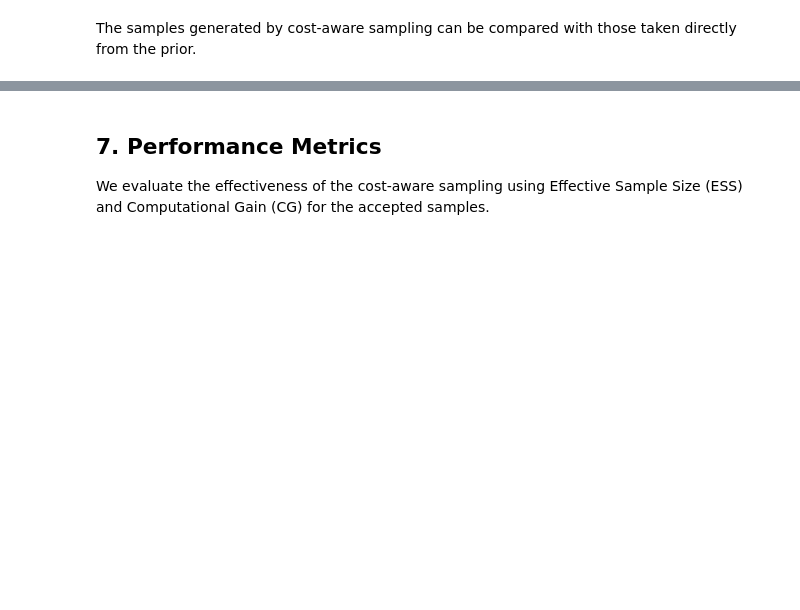
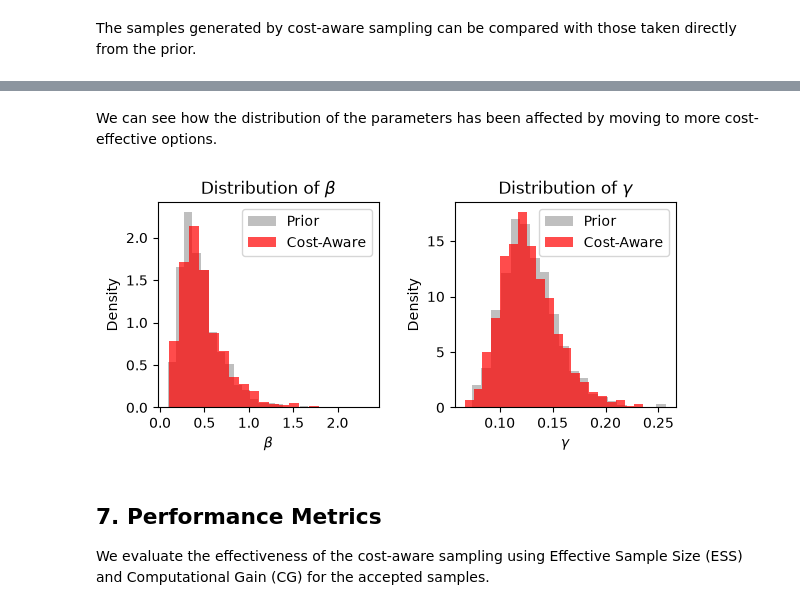
Before and after one commit to julia-sand/bayesflow, a Jupyter notebook: examples/Cost_Aware_Sampling.ipynb, the cells around one changed output, grey strips where cells are left out. Cells and saved outputs as stored; diff of their text form; code cells hidden in the pictures; blank space fills up the shorter version.

```diff
--- a/examples/Cost_Aware_Sampling.ipynb
+++ b/examples/Cost_Aware_Sampling.ipynb
@@ -102,3 +181,41 @@ plot_histograms(sir_sim, accepted_theta)
+# %% [markdown]
+We can see how the distribution of the parameters has been affected by moving to more cost-effective options.
+# %%
+
+def plot_histograms(prior_samples,accepted_theta):
+
+    # Visualise the change in parameter distributions
+    plt.figure(figsize=(6, 3))
+
+    # Distribution of beta
+    plt.subplot(1, 2, 1)
+    plt.hist(prior_samples[:, 0], bins=20, alpha=0.5, label="Prior", color="gray",density=True)
+    if len(accepted_theta) > 0:
+        plt.hist(accepted_theta[:, 0], bins=20, alpha=0.7, label="Cost-Aware", color="red",density=True)
+    plt.xlabel(r"$\beta$")
+    plt.ylabel("Density")
+    plt.title(r"Distribution of $\beta$")
+    plt.legend()
+
+    # Distribution of gamma
+    plt.subplot(1, 2, 2)
+    plt.hist(prior_samples[:, 1], bins=20, alpha=0.5, label="Prior", color="gray",density=True)
+    if len(accepted_theta) > 0:
+        plt.hist(accepted_theta[:, 1], bins=20, alpha=0.7, label="Cost-Aware", color="red",density=True)
+    plt.xlabel(r"$\gamma$")
+    plt.ylabel("Density")
+    plt.title(r"Distribution of $\gamma$")
+    plt.legend()
+
+    plt.tight_layout()
+
+    return fig
+
+fig = plot_histograms(prior_samples, accepted_theta)
+
+plt.show(fig)
+# %% [output]
+[figure, added]
 # %% [markdown]
 ## 7. Performance Metrics
 
```
Also changed, not shown: parts of 37 cells of this notebook, 1 other file.
